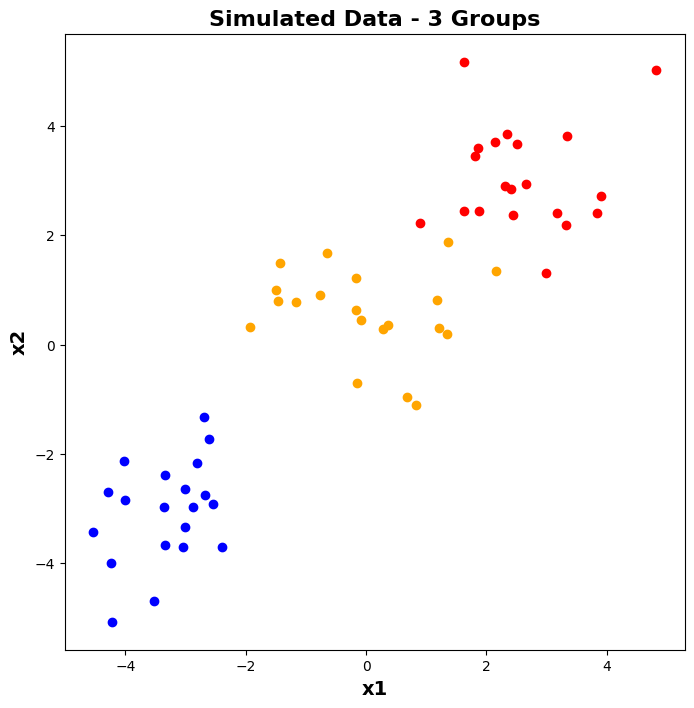
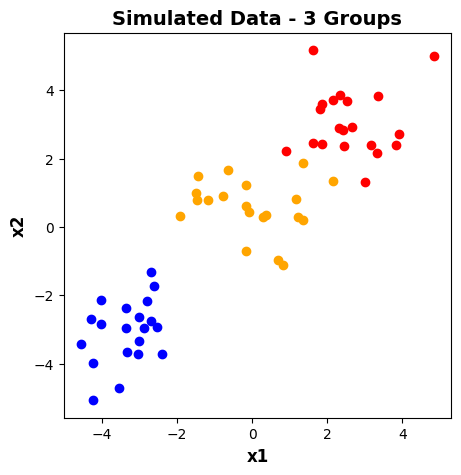
The change to this notebook cell's code, shown as a diff; its figure went from the first image to the second:
--- before
+++ after
@@ -6,10 +6,20 @@
 X = np.concatenate((X1, X2, X3), axis=0)
 
+# Plots arguments
+title_args_small = {
+    'fontsize': 14,
+    'fontweight': 'bold'
+}
+axis_args_small = {
+    'fontsize': 12,
+    'fontweight': 'bold'
+}
+
 # Plot data
-plt.figure(figsize=(8, 8))
+plt.figure(figsize=(5, 5))
 plt.scatter(X[:20, 0], X[:20, 1], c='red', label='class1')
 plt.scatter(X[20:40, 0], X[20:40, 1], c='blue', label='class2')
 plt.scatter(X[40:, 0], X[40:, 1], c='orange', label='class3')
-plt.title('Simulated Data - 3 Groups', **title_args)
-plt.xlabel('x1', **axis_args)
-plt.ylabel('x2', **axis_args);
+plt.title('Simulated Data - 3 Groups', **title_args_small)
+plt.xlabel('x1', **axis_args_small)
+plt.ylabel('x2', **axis_args_small);

Commit: updating images